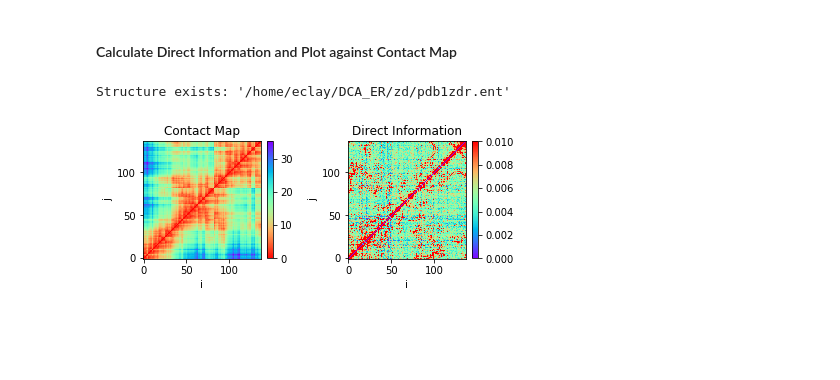
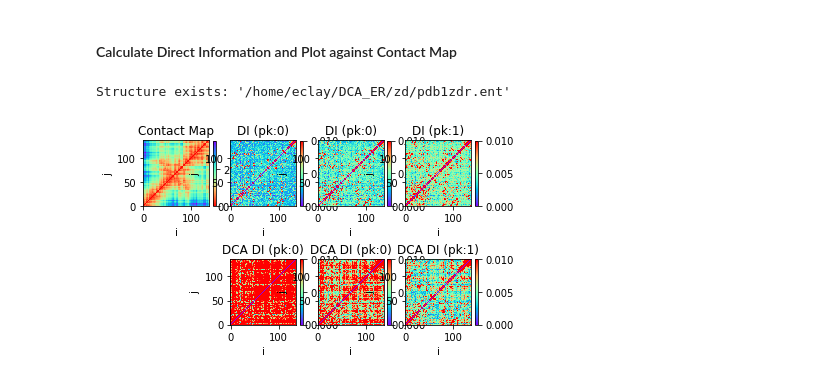
Before and after one commit to evancresswell/DCA_ER_old, a Jupyter notebook: dca_ER_Sensitivity.ipynb, the cells around one changed output. Cells and saved outputs as stored; diff of their text form; code cells hidden in the pictures; blank space fills up the shorter version.

Commit message:
distance constraint added. sensitvity test started with initial DI information

```diff
--- a/dca_ER_Sensitivity.ipynb
+++ b/dca_ER_Sensitivity.ipynb
@@ -169,11 +142,13 @@ Total number of variables 1702
 # %%
 onehot_encoder = OneHotEncoder(sparse=False,categories='auto')
 # s is OneHot encoder format, s0 is original sequnce matrix
-s = onehot_encoder.fit_transform(s0)
+s_onehot = []
+for s0 in s0s:
+    s_onehot.append(onehot_encoder.fit_transform(s0))
 #print("Amino Acid sequence Matrix\n",s0)
 #print("OneHot sequence Matrix\n",s)
 #print("An individual element of the OneHot sequence Matrix (size:",
 #      s.shape,") --> ",s[0], " has length ",s[0].shape)
-
+print(s_onehot)
 tools.hide_toggle()
 # %% [output]
@@ -242,32 +237,48 @@ run time: 107.90672698100025
 # %% [markdown]
 #### Calculate Direct Information and Plot against Contact Map
+# %%
+from inference_dca import direct_info_dca
+
+# Calculate Direct Information from infered weights and Original Sequence Data
+dis_DCA = []
+for s0 in s0s:
+    dis_DCA.append(direct_info_dca(s0))
 # %%
-ct = tools.contact_map(pdb,ipdb,cols_removed)
+ct = tools.contact_map(pdb,ipdb,cols_removed,s_index)
 
-# Calculate Direct Information from infered weights and Original Sequence Data
-di = direct_info(s0,w)
+
+
+#DCA_di_distal = distance_restr(DCA_di,s_index)
 
 # Plot Contact Map and Direct Information
-plt.subplot2grid((1,2),(0,0))
+plt.subplot2grid((2,len(dis)+1),(0,0))
 plt.title('Contact Map')
 plt.imshow(ct,cmap='rainbow_r',origin='lower')
 plt.xlabel('i')
 plt.ylabel('j')
 plt.colorbar(fraction=0.045,pad=0.05)
+for kk, di in enumerate(dis):
+    plt.subplot2grid((2,len(dis)+1),(0,1+kk))
+    plt.title('DI (pk:%d)'%percent_keep[kk])
+    plt.imshow(di,cmap='rainbow',origin='lower')
+    plt.xlabel('i')
+    plt.ylabel('j')
+    plt.clim(0,0.01)
+    plt.colorbar(fraction=0.045, pad=0.05)
 
-plt.subplot2grid((1,2),(0,1))
-plt.title('Direct Information')
-plt.imshow(di,cmap='rainbow',origin='lower')
-plt.xlabel('i')
-plt.ylabel('j')
-plt.clim(0,0.01)
-plt.colorbar(fraction=0.045, pad=0.05)
+    plt.subplot2grid((2,len(dis)+1),(1,1+kk))
+    plt.title('DCA DI (pk:%d)'%percent_keep[kk])
+    plt.imshow(dis_DCA[kk],cmap='rainbow',origin='lower')
+    plt.xlabel('i')
+    plt.ylabel('j')
+    plt.clim(0,0.01)
+    plt.colorbar(fraction=0.045, pad=0.05)
 
-plt.tight_layout(h_pad=1, w_pad=1.5)
+#plt.tight_layout(h_pad=1, w_pad=1.5)
 plt.show()
 
 tools.hide_toggle()
 # %% [output]
 Structure exists: '/home/eclay/DCA_ER/zd/pdb1zdr.ent'
-[figure, old version]
+[figure, new version]
 [interactive output not drawn]
```
Also changed, not shown: parts of 9 cells of this notebook, 4 other files.
